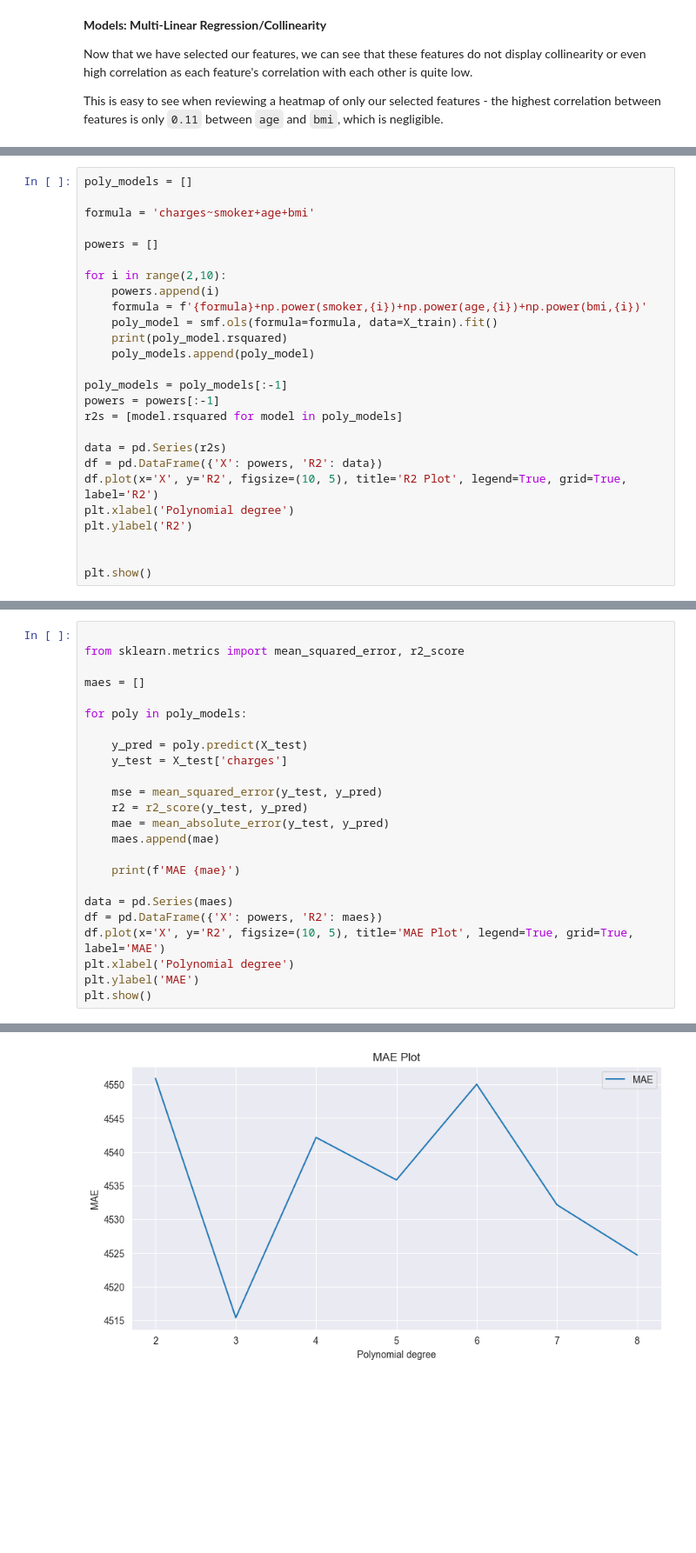
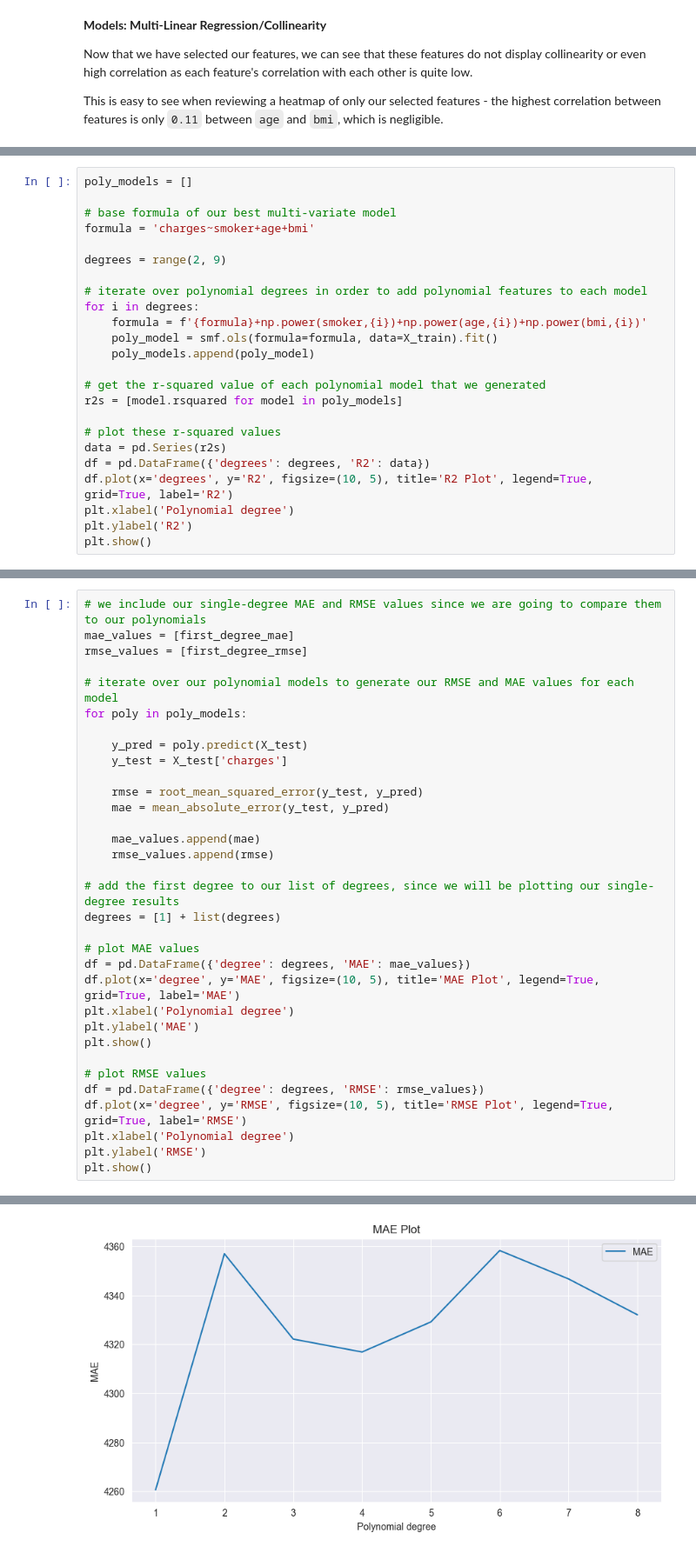
Before and after one commit to unit4216/boulder-super-learning, a Jupyter notebook: Modelling Insurance Charges.ipynb, the cells around one changed output, grey strips where cells are left out. Shown at 87% size. Cells and saved outputs as stored; diff of their text form; blank space fills up the shorter version.

```diff
--- a/Modelling Insurance Charges.ipynb
+++ b/Modelling Insurance Charges.ipynb
@@ -251,27 +264,25 @@ Here, we see if using polynomials will help.
 # %%
 poly_models = []
 
+# base formula of our best multi-variate model
 formula = 'charges~smoker+age+bmi'
 
-powers = []
+degrees = range(2, 9)
 
-for i in range(2,10):
-    powers.append(i)
+# iterate over polynomial degrees in order to add polynomial features to each model
+for i in degrees:
     formula = f'{formula}+np.power(smoker,{i})+np.power(age,{i})+np.power(bmi,{i})'
     poly_model = smf.ols(formula=formula, data=X_train).fit()
-    print(poly_model.rsquared)
     poly_models.append(poly_model)
 
-poly_models = poly_models[:-1]
-powers = powers[:-1]
+# get the r-squared value of each polynomial model that we generated
 r2s = [model.rsquared for model in poly_models]
 
+# plot these r-squared values
 data = pd.Series(r2s)
-df = pd.DataFrame({'X': powers, 'R2': data})
-df.plot(x='X', y='R2', figsize=(10, 5), title='R2 Plot', legend=True, grid=True, label='R2')
+df = pd.DataFrame({'degrees': degrees, 'R2': data})
+df.plot(x='degrees', y='R2', figsize=(10, 5), title='R2 Plot', legend=True, grid=True, label='R2')
 plt.xlabel('Polynomial degree')
 plt.ylabel('R2')
-
-
 plt.show()
 # %% [output]
@@ -324,25 +339,34 @@ Next, the multivariate polynomial...
 # %%
+# we include our single-degree MAE and RMSE values since we are going to compare them to our polynomials
+mae_values = [first_degree_mae]
+rmse_values = [first_degree_rmse]
 
-from sklearn.metrics import mean_squared_error, r2_score
-
-maes = []
-
+# iterate over our polynomial models to generate our RMSE and MAE values for each model
 for poly in poly_models:
 
     y_pred = poly.predict(X_test)
     y_test = X_test['charges']
 
-    mse = mean_squared_error(y_test, y_pred)
-    r2 = r2_score(y_test, y_pred)
+    rmse = root_mean_squared_error(y_test, y_pred)
     mae = mean_absolute_error(y_test, y_pred)
-    maes.append(mae)
 
-    print(f'MAE {mae}')
+    mae_values.append(mae)
+    rmse_values.append(rmse)
 
-data = pd.Series(maes)
-df = pd.DataFrame({'X': powers, 'R2': maes})
-df.plot(x='X', y='R2', figsize=(10, 5), title='MAE Plot', legend=True, grid=True, label='MAE')
+# add the first degree to our list of degrees, since we will be plotting our single-degree results
+degrees = [1] + list(degrees)
+
+# plot MAE values
+df = pd.DataFrame({'degree': degrees, 'MAE': mae_values})
+df.plot(x='degree', y='MAE', figsize=(10, 5), title='MAE Plot', legend=True, grid=True, label='MAE')
 plt.xlabel('Polynomial degree')
 plt.ylabel('MAE')
 plt.show()
+
+# plot RMSE values
+df = pd.DataFrame({'degree': degrees, 'RMSE': rmse_values})
+df.plot(x='degree', y='RMSE', figsize=(10, 5), title='RMSE Plot', legend=True, grid=True, label='RMSE')
+plt.xlabel('Polynomial degree')
+plt.ylabel('RMSE')
+plt.show()
 # %% [output]
@@ -356 +373 @@ MAE 4524.681109765343
-[figure, old version]
+[figure, new version]
```
Also changed, not shown: parts of 11 cells of this notebook.
